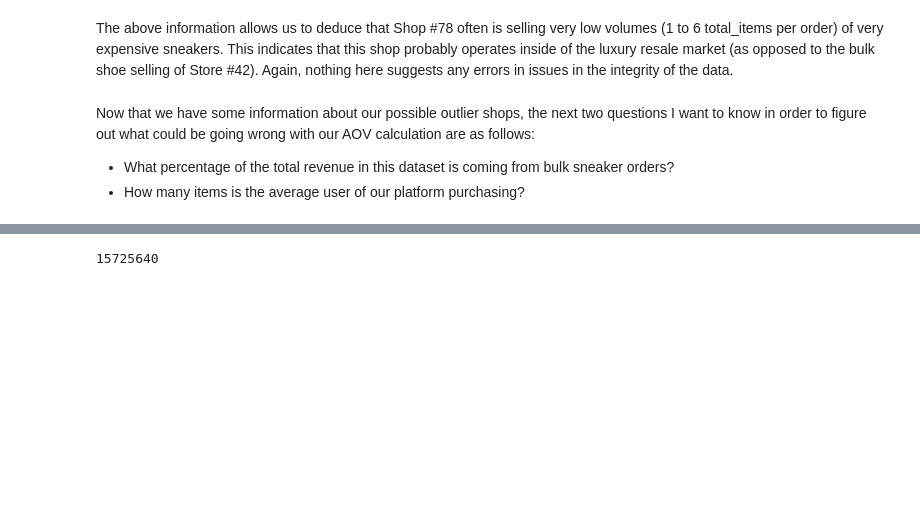
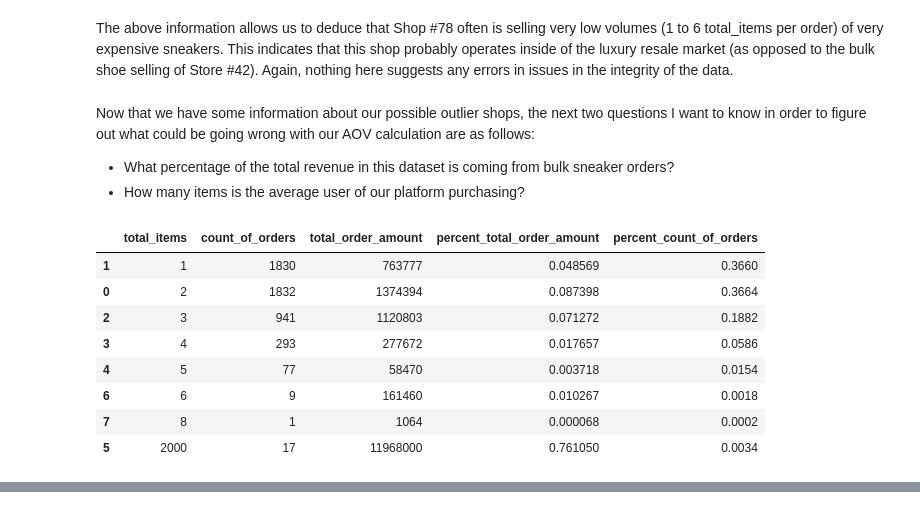
Before and after one commit to OscarLewis/shopifytc, a Jupyter notebook: tech-challenge.ipynb, the cells around one changed output, grey strips where cells are left out. Saved outputs shown, nothing was run; the diff lists cells and outputs as text; code cells hidden in the pictures; blank space fills up the shorter version.

```diff
--- a/tech-challenge.ipynb
+++ b/tech-challenge.ipynb
@@ -235,13 +228,23 @@ Now that we have some information about our possible outlier shops, the next two
 # %%
 total_revenue_by_total_item = pd.DataFrame()
 total_revenue_by_total_item["count_of_orders"] = data.total_items.value_counts()
 total_revenue_by_total_item["total_order_amount"] = data.groupby("total_items")[
     "order_amount"
 ].sum()
-total_revenue_by_total_item.index.name = "total_items"
 total_revenue_by_total_item = total_revenue_by_total_item.rename_axis(
     "total_items"
 ).reset_index()
+total_revenue_by_total_item['percent_total_order_amount'] = total_revenue_by_total_item.total_order_amount / total_revenue_by_total_item['total_order_amount'].sum()
+total_revenue_by_total_item['percent_count_of_orders'] = total_revenue_by_total_item.count_of_orders /total_revenue_by_total_item['count_of_orders'].sum()
 total_revenue_by_total_item.sort_values("total_items", ascending=True)
-total_revenue_by_total_item['percent_total_order_amount'] = total_revenue_by_total_item.total_order_amount / 15725640
+# %% [output]
+|  | total_items | count_of_orders | total_order_amount | percent_total_order_amount | percent_count_of_orders |
+| 1 | 1 | 1830 | 763777 | 0.048569 | 0.3660 |
+| 0 | 2 | 1832 | 1374394 | 0.087398 | 0.3664 |
+| 2 | 3 | 941 | 1120803 | 0.071272 | 0.1882 |
+| 3 | 4 | 293 | 277672 | 0.017657 | 0.0586 |
+| 4 | 5 | 77 | 58470 | 0.003718 | 0.0154 |
+| 6 | 6 | 9 | 161460 | 0.010267 | 0.0018 |
+| 7 | 8 | 1 | 1064 | 0.000068 | 0.0002 |
+| 5 | 2000 | 17 | 11968000 | 0.761050 | 0.0034 |
 # %%
@@ -257,6 +260,2 @@ base
 # %% [output]
 [interactive output not drawn]
-# %%
-data.order_amount.sum()
-# %% [output]
-15725640
```
Also changed, not shown: parts of 7 cells of this notebook.
